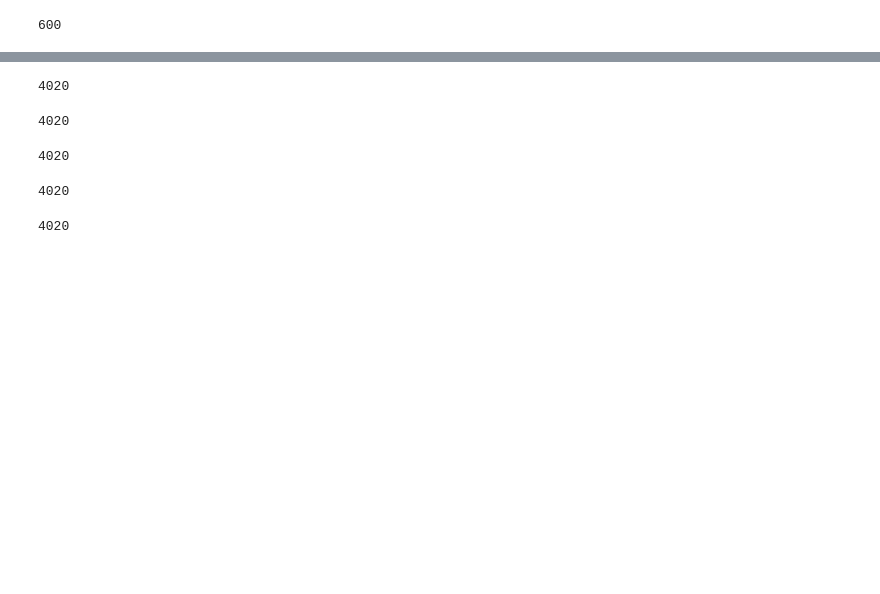
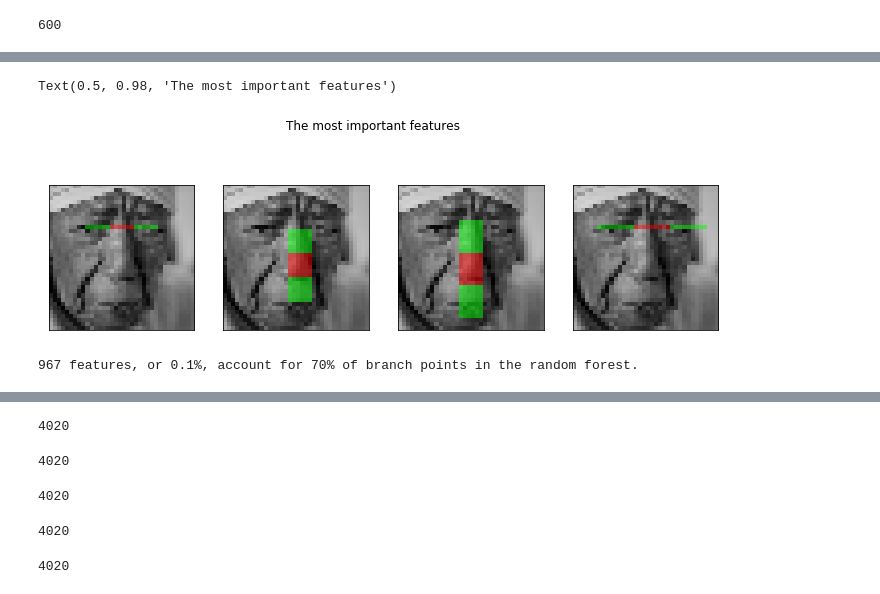
Before and after one commit to mjiang9/cos429project, a Jupyter notebook: Viola-Jones.ipynb, the cells around one changed output, grey strips where cells are left out. Drawn from its saved outputs; the diff is of its cells as text; code cells hidden in the pictures; blank space fills up the shorter version.

```diff
--- a/Viola-Jones.ipynb
+++ b/Viola-Jones.ipynb
@@ -71,0 +169,25 @@ len(images_t)
+# %%
+fig, axes = plt.subplots(1,4, figsize=(12,4))
+idxs = [1250,1325,1341,1403,1448]
+for idx, ax in enumerate(axes.ravel()):
+    image = cv2.resize(images_t[0], (36,36))
+    image = draw_haar_like_feature(image, 0, 0, 36, 36,
+                                   [feature_coord[idx_sorted[idxs[idx]]]])
+    ax.imshow(image)
+    ax.set_xticks([])
+    ax.set_yticks([])
+
+fig.suptitle('The most important features')
+# %% [output]
+Text(0.5, 0.98, 'The most important features')
+[figure, added]
+# %%
+cdf_feature_importances = np.cumsum(clf.feature_importances_[idx_sorted])
+cdf_feature_importances /= np.max(cdf_feature_importances)
+sig_feature_count = np.count_nonzero(cdf_feature_importances < 0.7)
+sig_feature_percent = round(sig_feature_count /
+                            len(cdf_feature_importances) * 100, 1)
+print(('{} features, or {}%, account for 70% of branch points in the '
+       'random forest.').format(sig_feature_count, sig_feature_percent))
+# %% [output]
+967 features, or 0.1%, account for 70% of branch points in the random forest.
```
Also changed, not shown: parts of 118 cells of this notebook.
